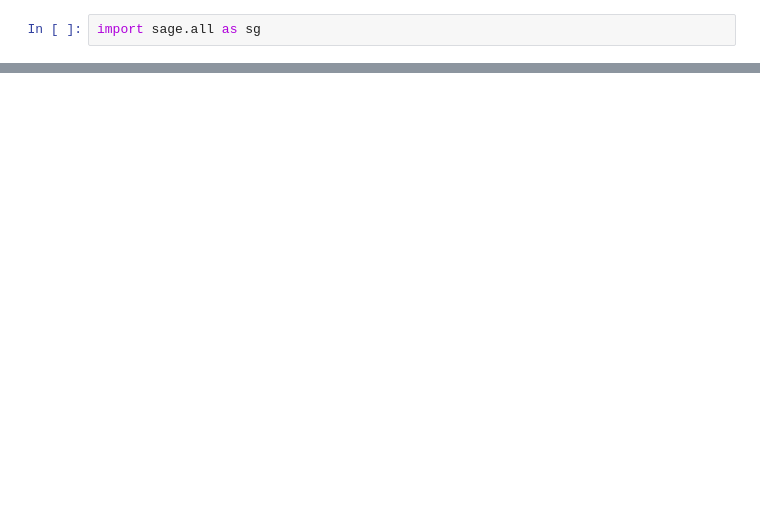
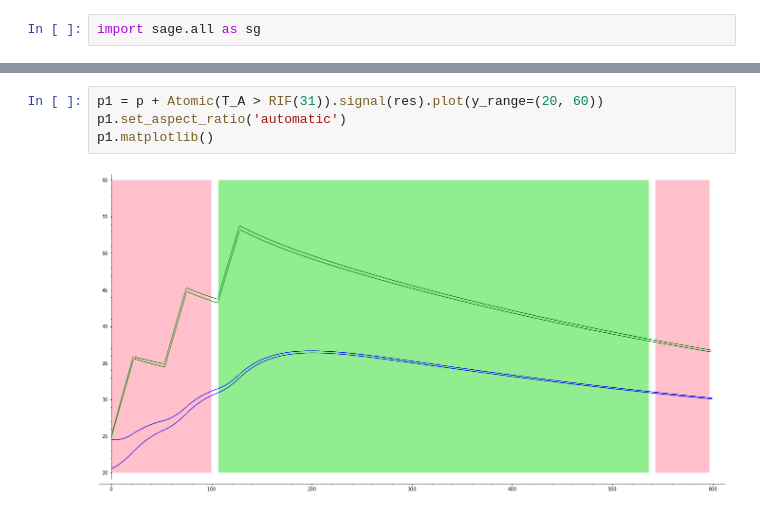
Before and after one commit to twright/example_digital-twin_incubator, a Jupyter notebook: software/notebooks/Self-Adaptation Test.ipynb, the cells around one changed output, grey strips where cells are left out. Drawn from its saved outputs; the diff is of its cells as text; blank space fills up the shorter version.

```diff
--- a/software/notebooks/Self-Adaptation Test.ipynb
+++ b/software/notebooks/Self-Adaptation Test.ipynb
@@ -290,0 +391,6 @@ sum(
+# %%
+p1 = p + Atomic(T_A > RIF(31)).signal(res).plot(y_range=(20, 60))
+p1.set_aspect_ratio('automatic')
+p1.matplotlib()
+# %% [output]
+[figure, added]
```
Also changed, not shown: parts of 13 cells of this notebook, 1 other file.
